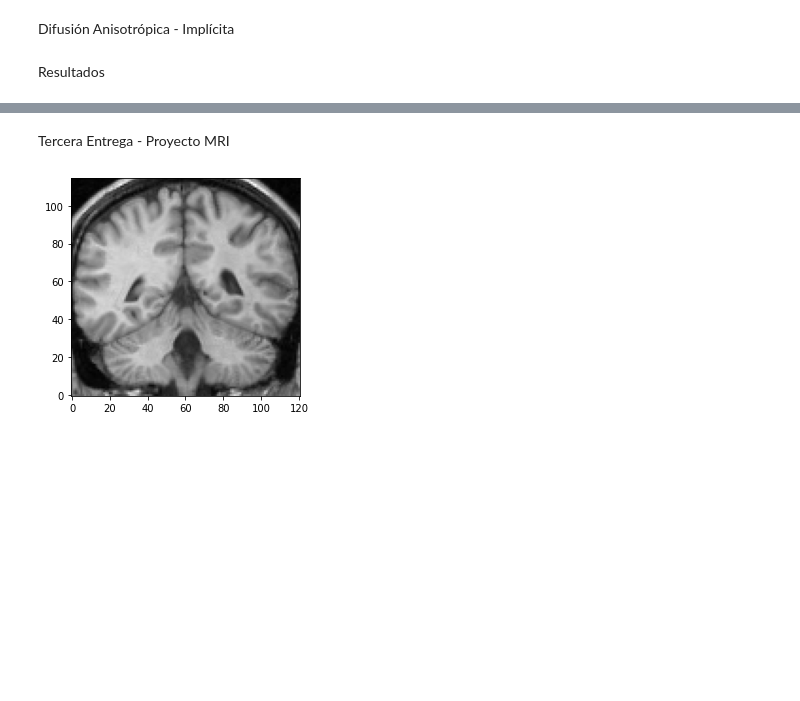
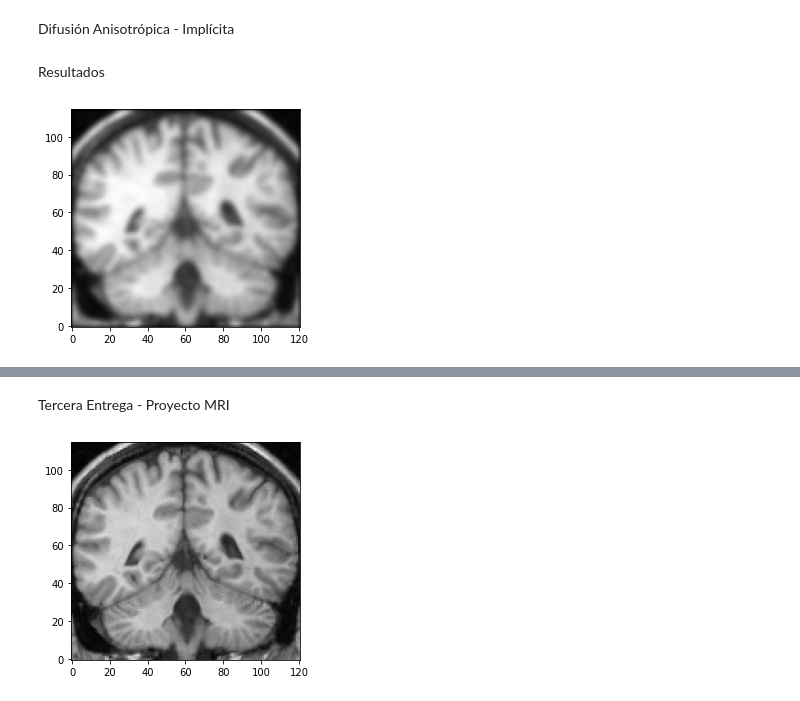
Before and after one commit to fabiansvc/project-mri, a Jupyter notebook: main.ipynb, the cells around one changed output, grey strips where cells are left out. Saved outputs shown, nothing was run; the diff lists cells and outputs as text; code cells hidden in the pictures; blank space fills up the shorter version.

```diff
--- a/main.ipynb
+++ b/main.ipynb
@@ -224,8 +218,16 @@ def x_to_img(img, x):
 # %% [markdown]
 Resultados
 # %%
-def difussionAnisotropica():
-    x = anisotropic_diffusion(img2, 1)
-    for i in range(1,10):
-        x = anisotropic_diffusion(x, 1)
+def difussionAnisotropica(img, maxiter, c):
+    x = anisotropic_diffusion(img, c)
+    for i in range(1, maxiter):
+        x = anisotropic_diffusion(x, c)
     return x
+# %%
+image_ex = difussionAnisotropica(img2, 3, 0.9)
+# %%
+# Imagen resultante solucion explicita
+plt.imshow(image_ex.T, origin = 'lower', cmap = 'gray')
+plt.show()
+# %% [output]
+[figure, added]
```
Also changed, not shown: parts of 14 cells of this notebook, 39 other files.
